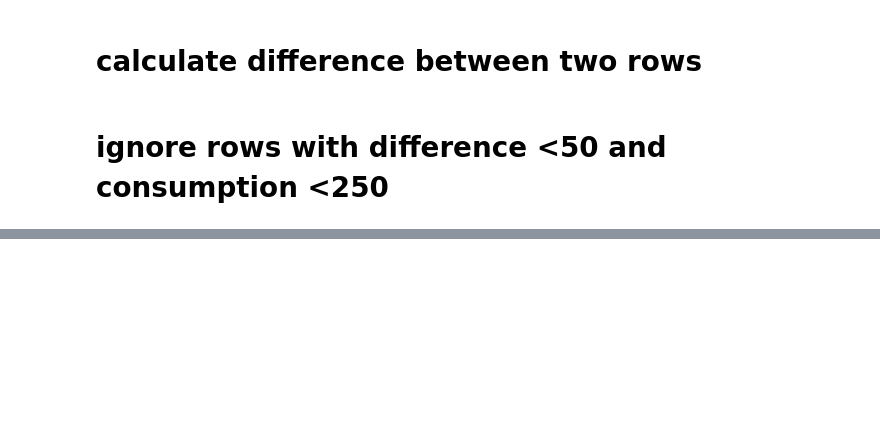
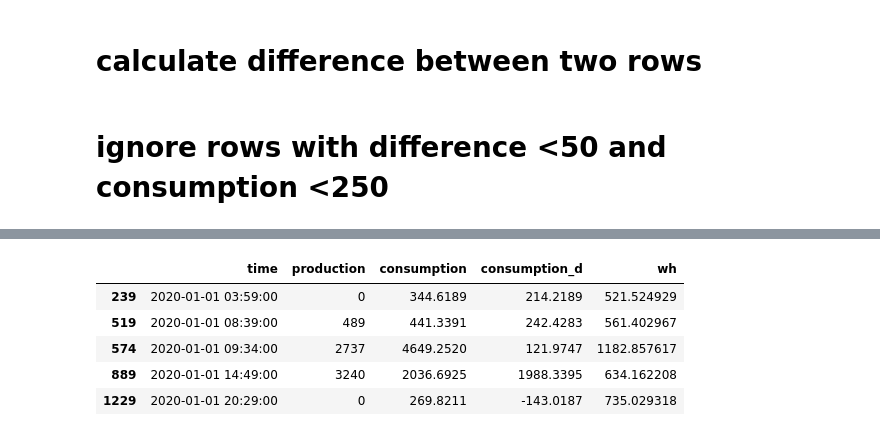
Before and after one commit to datze/pvdm, a Jupyter notebook: PV.ipynb, the cells around one changed output, grey strips where cells are left out. Saved outputs shown, nothing was run; the diff lists cells and outputs as text; code cells hidden in the pictures; blank space fills up the shorter version.

```diff
--- a/PV.ipynb
+++ b/PV.ipynb
@@ -80,0 +137,9 @@ df['wh']=c
+# %%
+(df[(df.wh>500)]).head()
+# %% [output]
+|  | time | production | consumption | consumption_d | wh |
+| 239 | 2020-01-01 03:59:00 | 0 | 344.6189 | 214.2189 | 521.524929 |
+| 519 | 2020-01-01 08:39:00 | 489 | 441.3391 | 242.4283 | 561.402967 |
+| 574 | 2020-01-01 09:34:00 | 2737 | 4649.2520 | 121.9747 | 1182.857617 |
+| 889 | 2020-01-01 14:49:00 | 3240 | 2036.6925 | 1988.3395 | 634.162208 |
+| 1229 | 2020-01-01 20:29:00 | 0 | 269.8211 | -143.0187 | 735.029318 |
```
Also changed, not shown: parts of 11 cells of this notebook.
